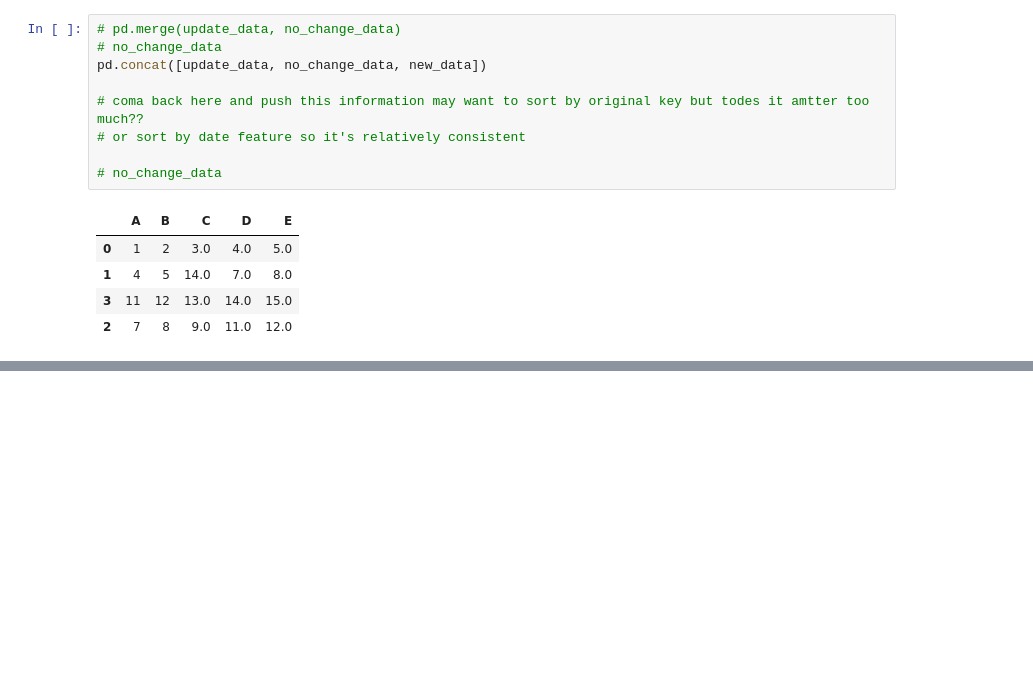
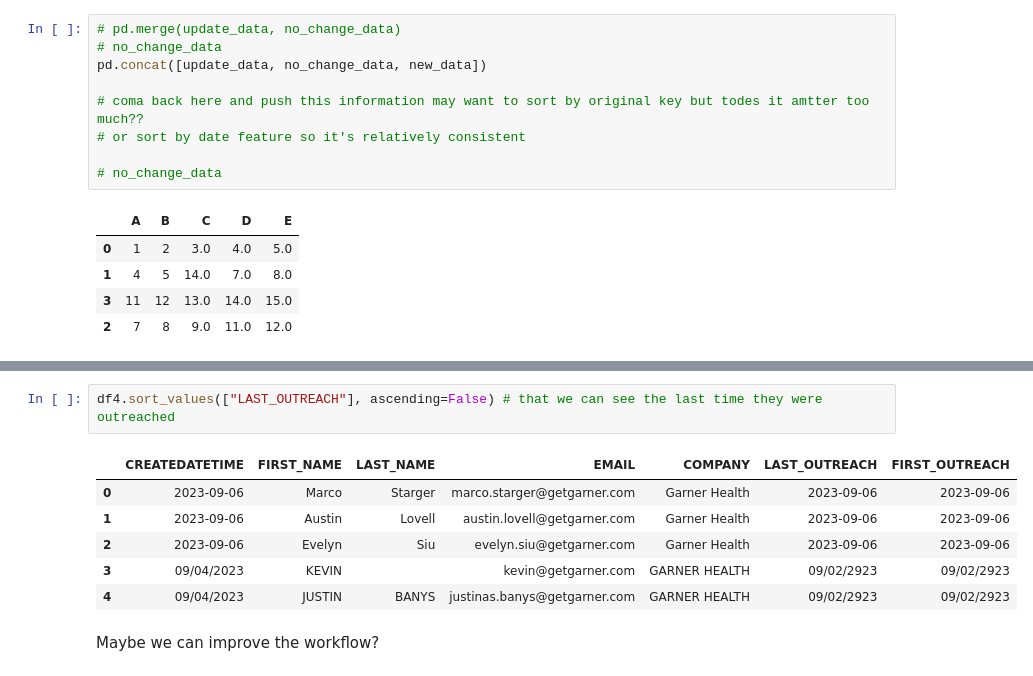
Before and after one commit to jlopez8/Jmail, a Jupyter notebook: jmailer/dev_nb.ipynb, the cells around one changed output, grey strips where cells are left out. Drawn from its saved outputs; the diff is of its cells as text; blank space fills up the shorter version.

```diff
--- a/jmailer/dev_nb.ipynb
+++ b/jmailer/dev_nb.ipynb
@@ -721,0 +885,11 @@ pd.concat([update_data, no_change_data, new_data])
+# %%
+df4.sort_values(["LAST_OUTREACH"], ascending=False) # that we can see the last time they were outreached
+# %% [output]
+|  | CREATEDATETIME | FIRST_NAME | LAST_NAME | EMAIL | COMPANY | LAST_OUTREACH | FIRST_OUTREACH |
+| 0 | 2023-09-06 | Marco | Starger | marco.starger@getgarner.com | Garner Health | 2023-09-06 | 2023-09-06 |
+| 1 | 2023-09-06 | Austin | Lovell | austin.lovell@getgarner.com | Garner Health | 2023-09-06 | 2023-09-06 |
+| 2 | 2023-09-06 | Evelyn | Siu | evelyn.siu@getgarner.com | Garner Health | 2023-09-06 | 2023-09-06 |
+| 3 | 09/04/2023 | KEVIN |  | kevin@getgarner.com | GARNER HEALTH | 09/02/2923 | 09/02/2923 |
+| 4 | 09/04/2023 | JUSTIN | BANYS | justinas.banys@getgarner.com | GARNER HEALTH | 09/02/2923 | 09/02/2923 |
+# %% [markdown]
+Maybe we can improve the workflow?
```
Also changed, not shown: parts of 22 cells of this notebook.
